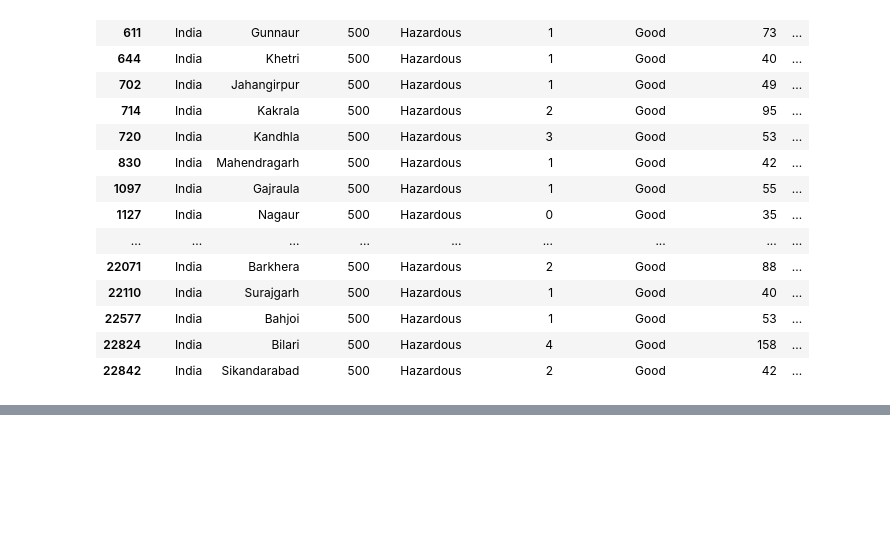
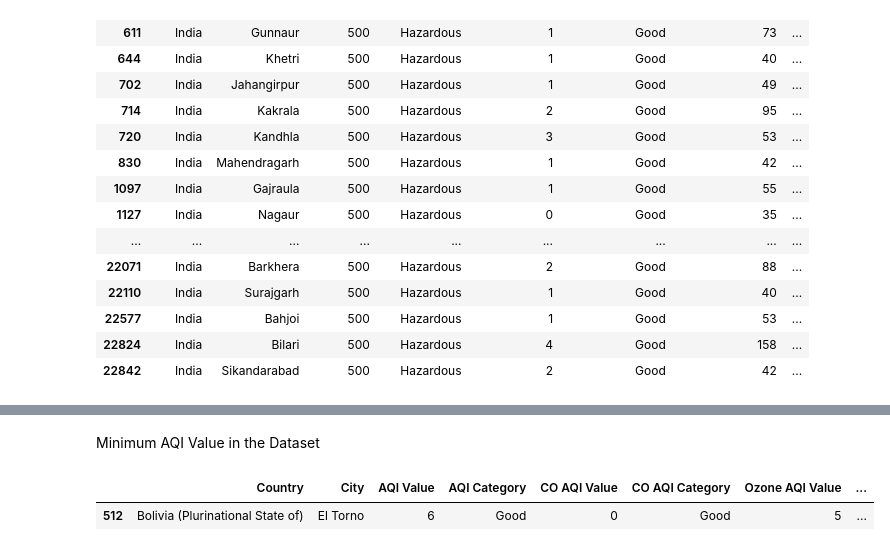
Before and after one commit to aroshacdX/msc-project-individual, a Jupyter notebook: AirPollutionAnalysis.ipynb, the cells around one changed output, grey strips where cells are left out. Drawn from its saved outputs; the diff is of its cells as text; code cells hidden in the pictures; blank space fills up the shorter version.

Commit message:
Retrieved minimum AQI value in the data set

```diff
--- a/AirPollutionAnalysis.ipynb
+++ b/AirPollutionAnalysis.ipynb
@@ -309,3 +309,12 @@ pollution_df[pollution_df['AQI Value'] == low_aqi_value].style.set_table_attribu
 | 21597 | Philippines | Kiamba | 16 | Good | 0 | Good | 16 | ... |
 | 22081 | Mexico | Pueblo Nuevo | 16 | Good | 1 | Good | 10 | ... |
 | 23297 | Brazil | Arroio Grande | 16 | Good | 0 | Good | 16 | ... |
+# %% [markdown]
+Minimum AQI Value in the Dataset
+# %%
+#find minimum AQI value in the dataset
+aqi_value = pollution_df.groupby('City')['AQI Value'].mean().min()
+pollution_df[pollution_df['AQI Value'] == aqi_value]
+# %% [output]
+|  | Country | City | AQI Value | AQI Category | CO AQI Value | CO AQI Category | Ozone AQI Value | ... |
+| 512 | Bolivia (Plurinational State of) | El Torno | 6 | Good | 0 | Good | 5 | ... |
```
